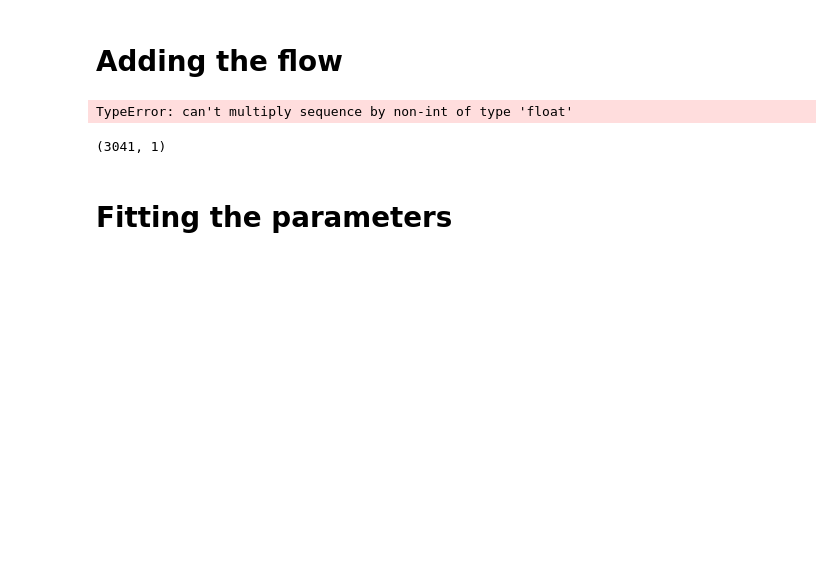
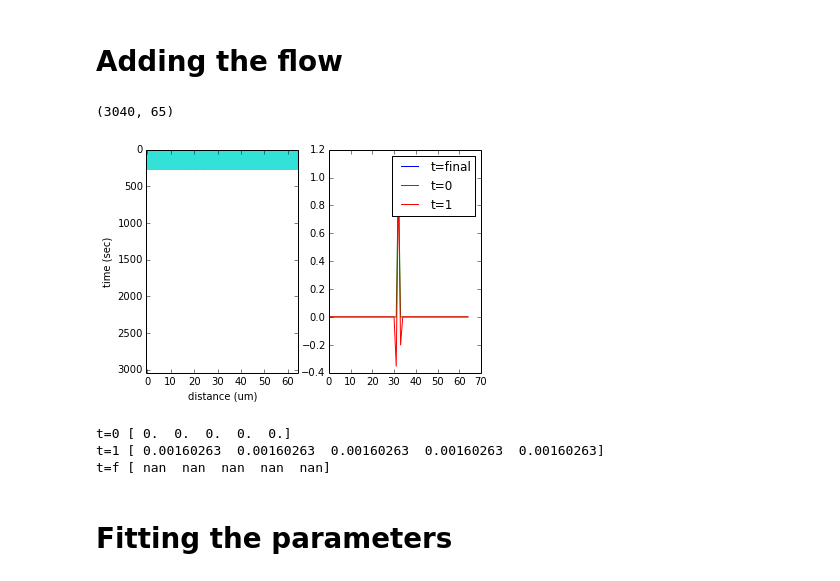
Before and after one commit to geeklhem/polarikss, a Jupyter notebook: model.ipynb, the cells around one changed output. Drawn from its saved outputs; the diff is of its cells as text; code cells hidden in the pictures; blank space fills up the shorter version.

```diff
--- a/model.ipynb
+++ b/model.ipynb
@@ -309,15 +309,18 @@ def model_flow(p,param,F):
         cyto[t+1] = cyto[t] + dt*(-p.shape[1]*cyto[t]*param["kon"]*param["psi"] + np.sum(p[t,:])*param["koff"])
     return p,cyto
 # %%
-flow = pandas.read_table("flow-myosin-um-per-min_interpolated_40.txt",header=None).values
+flow = pandas.read_csv("flow-myosin-um-per-min_interpolated_40.txt").values
 print flow.shape
 p = np.zeros((flow.shape[0], 65))
 p[0,int(p.shape[1]/2)] = 1
 p,cyto = model_flow(p,param,flow)
 display(p)
 # %% [output]
-TypeError: can't multiply sequence by non-int of type 'float'
+(3040, 65)
+[figure, added]
-(3041, 1)
+t=0 [ 0.  0.  0.  0.  0.]
+t=1 [ 0.00160263  0.00160263  0.00160263  0.00160263  0.00160263]
+t=f [ nan  nan  nan  nan  nan]
 # %% [markdown]
 # Fitting the parameters
 # %% [markdown]
```
